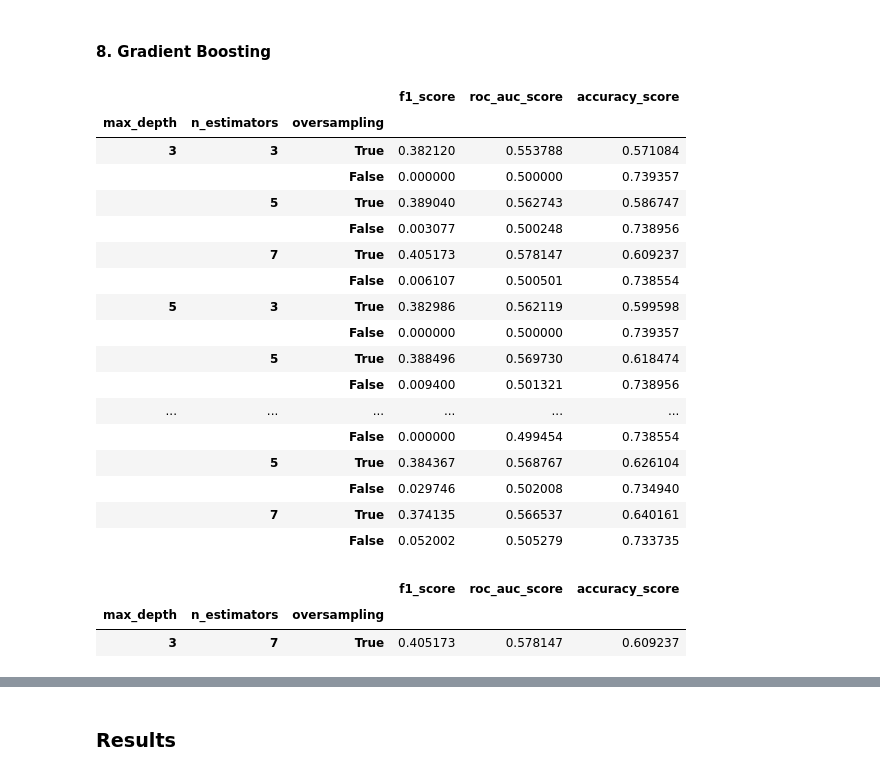
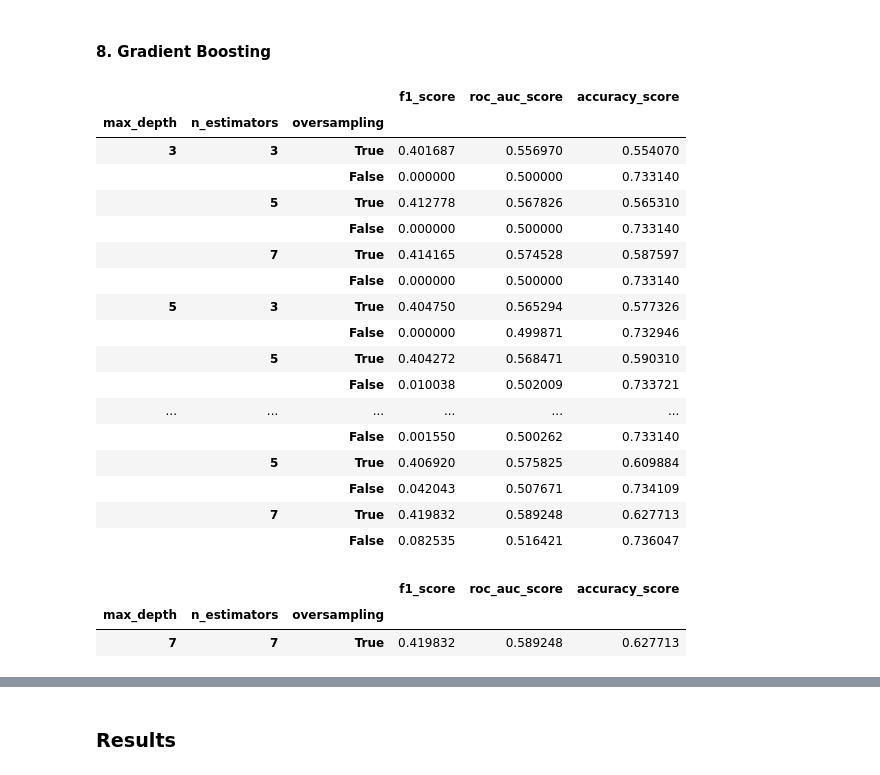
Before and after one commit to CS-433/cs-433-project-2-cough_classifier, a Jupyter notebook: src/notebooks/grid_search_coarse_no_metadata.ipynb, the cells around one changed output, grey strips where cells are left out. Saved outputs shown, nothing was run; the diff lists cells and outputs as text; code cells hidden in the pictures.

```diff
--- a/src/notebooks/grid_search_no.ipynb
+++ b/src/notebooks/grid_search_coarse_no_metadata.ipynb
@@ -14,8 +15,8 @@ import pandas as pd
 ### Load Data
 # %%
 DATA_PATH = '../../data'
-X_no, y_no = import_data(DATA_PATH, segmentation_type='no',
-                                 drop_user_features=False,
+X_coarse, y_coarse = import_data(DATA_PATH, segmentation_type='coarse',
+                                 drop_user_features=True,
                                  drop_expert=True)
 # %%
 # For each expert separately
@@ -48,2 +47,4 @@ X_no = classic_preprocessing(X_no)
+# %%
+X_coarse = classic_preprocessing(X_coarse, stop = None,dummy = False)
 # %%
 # Save the expert feature for split
@@ -404,37 +405,37 @@ display(best_rf_1, best_rf_2, best_rf_3)
 # %% [markdown]
 #### 8. Gradient Boosting
 # %%
-gb_results = hyperparameter_tuning_cv(model='gradient_boosting', data=X_no, labels=y_no.Label, cv_k=5,
+gb_results = hyperparameter_tuning_cv(model='gradient_boosting', data=X_coarse, labels=y_coarse.Label, cv_k=5,
                                        params=GRADIENT_BOOSTING_PARAMS)
 
 display(gb_results)
 # %% [output]
 |  |  |  | f1_score | roc_auc_score | accuracy_score |
 | max_depth | n_estimators | oversampling |  |  |  |
-| 3 | 3 | True | 0.382120 | 0.553788 | 0.571084 |
-|  |  | False | 0.000000 | 0.500000 | 0.739357 |
-|  | 5 | True | 0.389040 | 0.562743 | 0.586747 |
-|  |  | False | 0.003077 | 0.500248 | 0.738956 |
-|  | 7 | True | 0.405173 | 0.578147 | 0.609237 |
-|  |  | False | 0.006107 | 0.500501 | 0.738554 |
-| 5 | 3 | True | 0.382986 | 0.562119 | 0.599598 |
-|  |  | False | 0.000000 | 0.500000 | 0.739357 |
-|  | 5 | True | 0.388496 | 0.569730 | 0.618474 |
-|  |  | False | 0.009400 | 0.501321 | 0.738956 |
+| 3 | 3 | True | 0.401687 | 0.556970 | 0.554070 |
+|  |  | False | 0.000000 | 0.500000 | 0.733140 |
+|  | 5 | True | 0.412778 | 0.567826 | 0.565310 |
+|  |  | False | 0.000000 | 0.500000 | 0.733140 |
+|  | 7 | True | 0.414165 | 0.574528 | 0.587597 |
+|  |  | False | 0.000000 | 0.500000 | 0.733140 |
+| 5 | 3 | True | 0.404750 | 0.565294 | 0.577326 |
+|  |  | False | 0.000000 | 0.499871 | 0.732946 |
+|  | 5 | True | 0.404272 | 0.568471 | 0.590310 |
+|  |  | False | 0.010038 | 0.502009 | 0.733721 |
 | ... | ... | ... | ... | ... | ... |
-|  |  | False | 0.000000 | 0.499454 | 0.738554 |
-|  | 5 | True | 0.384367 | 0.568767 | 0.626104 |
-|  |  | False | 0.029746 | 0.502008 | 0.734940 |
-|  | 7 | True | 0.374135 | 0.566537 | 0.640161 |
-|  |  | False | 0.052002 | 0.505279 | 0.733735 |
+|  |  | False | 0.001550 | 0.500262 | 0.733140 |
+|  | 5 | True | 0.406920 | 0.575825 | 0.609884 |
+|  |  | False | 0.042043 | 0.507671 | 0.734109 |
+|  | 7 | True | 0.419832 | 0.589248 | 0.627713 |
+|  |  | False | 0.082535 | 0.516421 | 0.736047 |
 # %%
 # Best model parameters
 
-best_gb = gb_results.iloc[[gb_results.reset_index()['roc_auc_score'].idxmax()]]
+best_gb = gb_results.iloc[[gb_results.reset_index()['f1_score'].idxmax()]]
 
 display(best_gb)
 # %% [output]
 |  |  |  | f1_score | roc_auc_score | accuracy_score |
 | max_depth | n_estimators | oversampling |  |  |  |
-| 3 | 7 | True | 0.405173 | 0.578147 | 0.609237 |
+| 7 | 7 | True | 0.419832 | 0.589248 | 0.627713 |
 # %%
```
Also changed, not shown: parts of 49 cells of this notebook, 14 other files.
